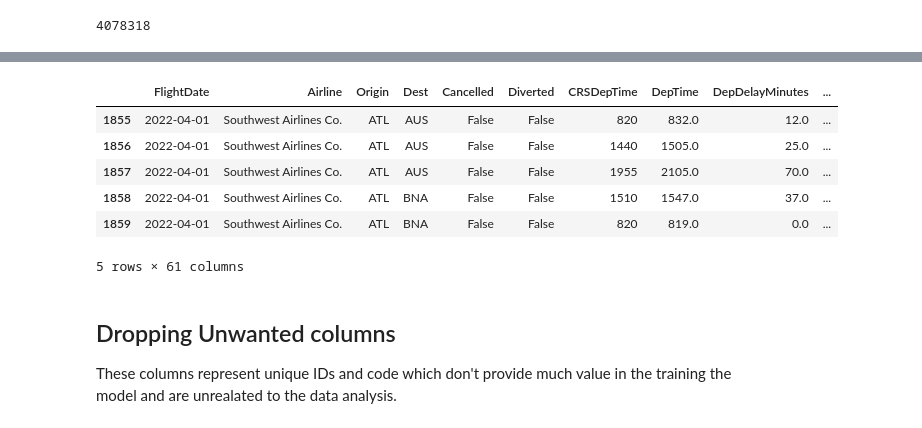
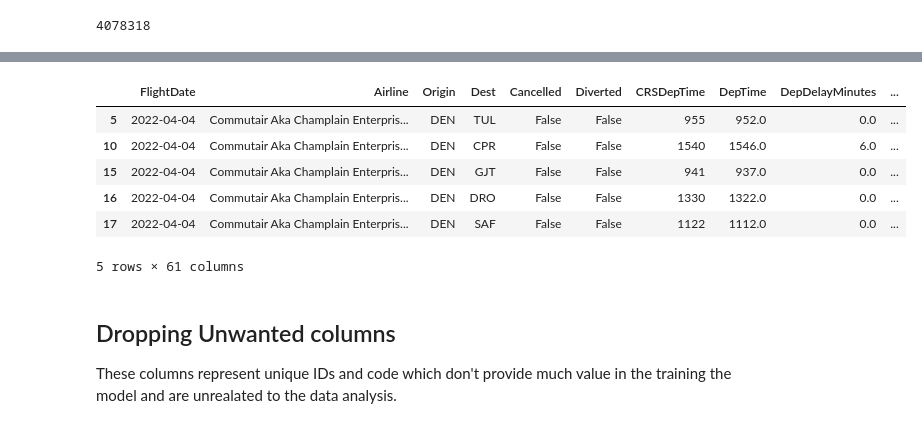
Before and after one commit to patel-aum-yorku/Flight-Status-Prediction, a Jupyter notebook: flight_status.ipynb, the cells around one changed output, grey strips where cells are left out. Saved outputs shown, nothing was run; the diff lists cells and outputs as text; code cells hidden in the pictures.

```diff
--- a/flight_status.ipynb
+++ b/flight_status.ipynb
@@ -109,14 +110,14 @@ Name: Origin, dtype: int64
 # %%
-specific_origin_airport = 'ATL'  # Replace with the airport code you're interested in
-df_ATL_filtered = df[df['Origin'] == specific_origin_airport]
+specific_origin_airport = ['ATL','ORD','DFW','DEN','CLT']  # Replace with the airport code you're interested in
+df_ATL_filtered = df[df['Origin'].isin(specific_origin_airport)]
 df_ATL_filtered.head()
 # %% [output]
 |  | FlightDate | Airline | Origin | Dest | Cancelled | Diverted | CRSDepTime | DepTime | DepDelayMinutes | ... |
-| 1855 | 2022-04-01 | Southwest Airlines Co. | ATL | AUS | False | False | 820 | 832.0 | 12.0 | ... |
-| 1856 | 2022-04-01 | Southwest Airlines Co. | ATL | AUS | False | False | 1440 | 1505.0 | 25.0 | ... |
-| 1857 | 2022-04-01 | Southwest Airlines Co. | ATL | AUS | False | False | 1955 | 2105.0 | 70.0 | ... |
-| 1858 | 2022-04-01 | Southwest Airlines Co. | ATL | BNA | False | False | 1510 | 1547.0 | 37.0 | ... |
-| 1859 | 2022-04-01 | Southwest Airlines Co. | ATL | BNA | False | False | 820 | 819.0 | 0.0 | ... |
+| 5 | 2022-04-04 | Commutair Aka Champlain Enterpris... | DEN | TUL | False | False | 955 | 952.0 | 0.0 | ... |
+| 10 | 2022-04-04 | Commutair Aka Champlain Enterpris... | DEN | CPR | False | False | 1540 | 1546.0 | 6.0 | ... |
+| 15 | 2022-04-04 | Commutair Aka Champlain Enterpris... | DEN | GJT | False | False | 941 | 937.0 | 0.0 | ... |
+| 16 | 2022-04-04 | Commutair Aka Champlain Enterpris... | DEN | DRO | False | False | 1330 | 1322.0 | 0.0 | ... |
+| 17 | 2022-04-04 | Commutair Aka Champlain Enterpris... | DEN | SAF | False | False | 1122 | 1112.0 | 0.0 | ... |
 5 rows × 61 columns
 # %% [markdown]
 ## Dropping Unwanted columns
```
Also changed, not shown: parts of 21 cells of this notebook.
